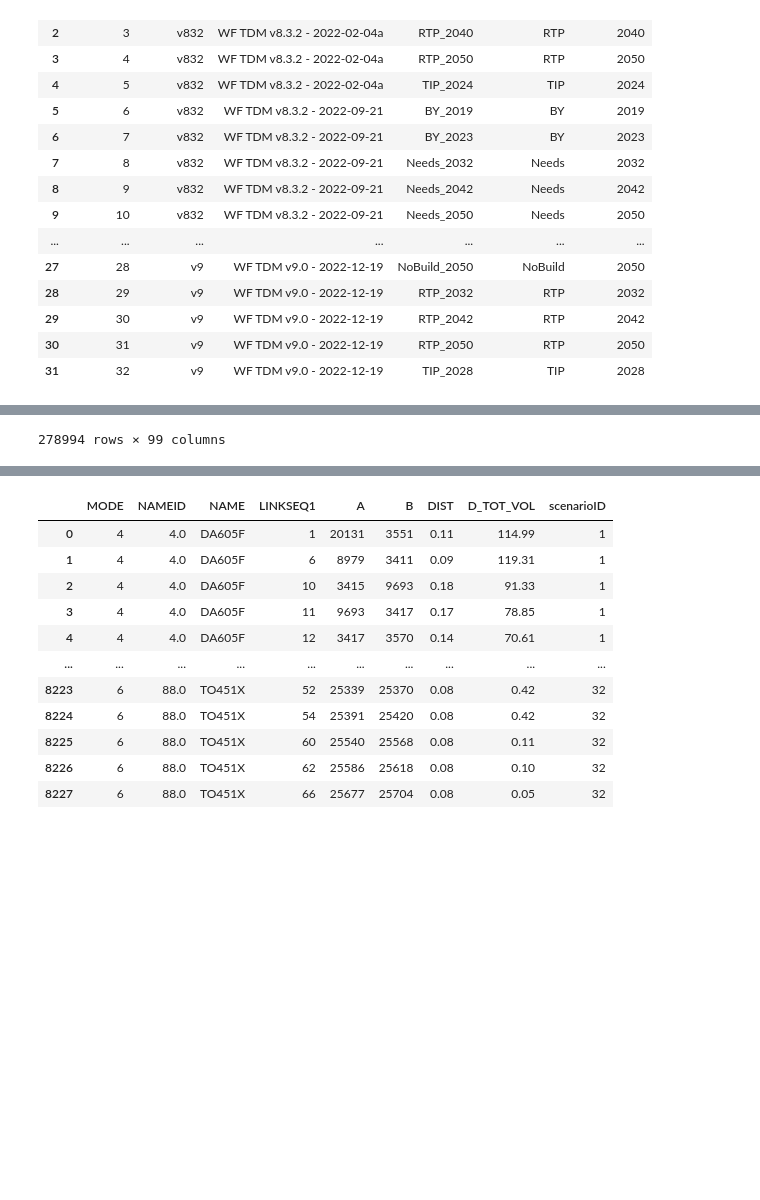
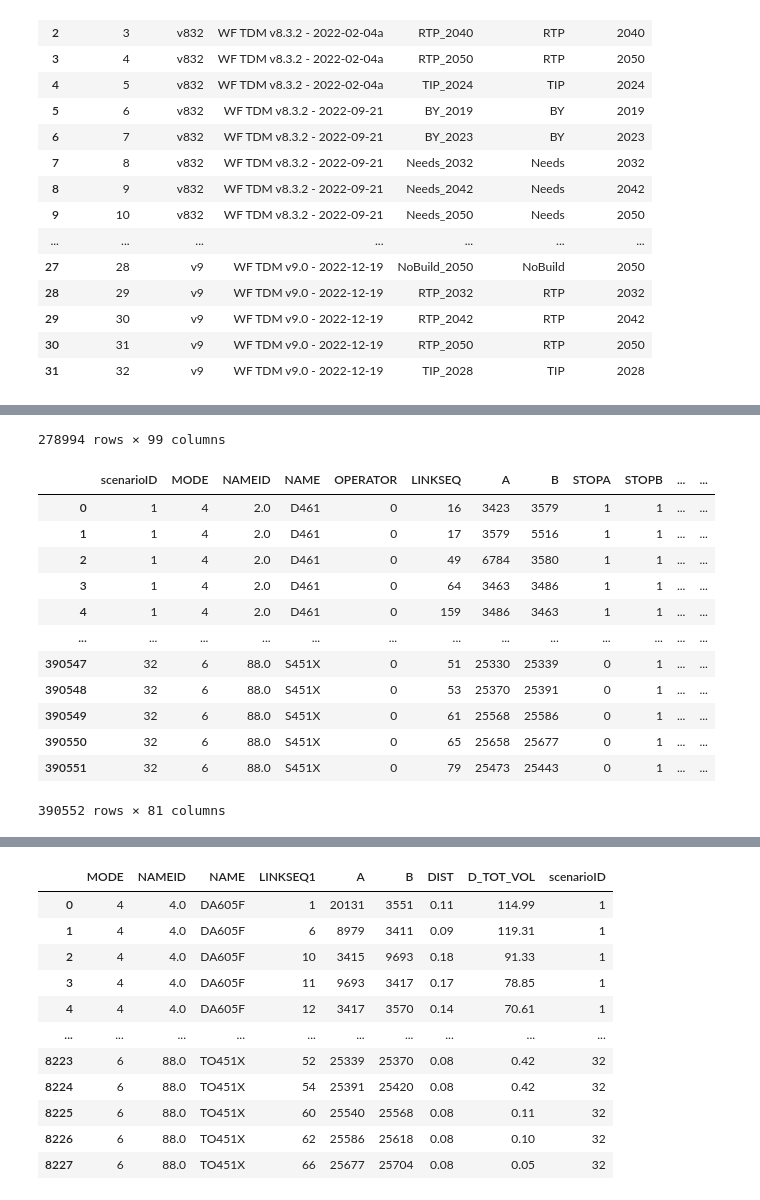
Before and after one commit to WFRCAnalytics/TDM-VAL-Scenario-Comparison-Toolbox, a Jupyter notebook: 2.1-TotalTDMTool/A-OldDataReformatAndPrepForApp.ipynb, the cells around one changed output, grey strips where cells are left out. Drawn from its saved outputs; the diff is of its cells as text; code cells hidden in the pictures; blank space fills up the shorter version.

Commit message:
Add PA detail transit data

```diff
--- a/2.1-TotalTDMTool/A-OldDataReformatAndPrepForApp.ipynb
+++ b/2.1-TotalTDMTool/A-OldDataReformatAndPrepForApp.ipynb
@@ -32,21 +32,36 @@ dfScenarios
 | 31 | 32 | v9 | WF TDM v9.0 - 2022-12-19 | TIP_2028 | TIP | 2028 |
 # %%
 dfODDetail = bqclient.query("SELECT * FROM tdm-scenarios.tdm_scenarios_output.route_od_detail").to_dataframe()
-dfODDetail
+display(dfODDetail)
+dfPADetail = bqclient.query("SELECT * FROM tdm-scenarios.tdm_scenarios_output.route_pa_detail").to_dataframe()
+display(dfPADetail)
 # %% [output]
 |  | scenarioID | MODE | NAMEID | NAME | OPERATOR | ONEWAY | LINKSEQ1 | LINKSEQ2 | A | STOP_NAME | ... |
 | 0 | 1 | 4 | 4.0 | FD605 | 0 | 0 | 1 | 0 | 20131 |  | ... |
 | 1 | 1 | 4 | 4.0 | FD605 | 0 | 0 | 6 | 39 | 8979 |  | ... |
 | 2 | 1 | 4 | 4.0 | FD605 | 0 | 0 | 10 | 35 | 3415 |  | ... |
 | 3 | 1 | 4 | 4.0 | FD605 | 0 | 0 | 11 | 34 | 9693 |  | ... |
 | 4 | 1 | 4 | 4.0 | FD605 | 0 | 0 | 12 | 33 | 3417 |  | ... |
 | ... | ... | ... | ... | ... | ... | ... | ... | ... | ... | ... | ... |
 | 278989 | 32 | 6 | 88.0 | S451X | 0 | 1 | 54 | 27 | 25391 |  | ... |
 | 278990 | 32 | 6 | 88.0 | S451X | 0 | 1 | 60 | 21 | 25540 |  | ... |
 | 278991 | 32 | 6 | 88.0 | S451X | 0 | 1 | 62 | 19 | 25586 |  | ... |
 | 278992 | 32 | 6 | 88.0 | S451X | 0 | 1 | 66 | 15 | 25677 |  | ... |
 | 278993 | 32 | 6 | 88.0 | S451X | 0 | 1 | 0 | 1 | 25443 |  | ... |
 278994 rows × 99 columns
+|  | scenarioID | MODE | NAMEID | NAME | OPERATOR | LINKSEQ | A | B | STOPA | STOPB | ... | ... |
+| 0 | 1 | 4 | 2.0 | D461 | 0 | 16 | 3423 | 3579 | 1 | 1 | ... | ... |
+| 1 | 1 | 4 | 2.0 | D461 | 0 | 17 | 3579 | 5516 | 1 | 1 | ... | ... |
+| 2 | 1 | 4 | 2.0 | D461 | 0 | 49 | 6784 | 3580 | 1 | 1 | ... | ... |
+| 3 | 1 | 4 | 2.0 | D461 | 0 | 64 | 3463 | 3486 | 1 | 1 | ... | ... |
+| 4 | 1 | 4 | 2.0 | D461 | 0 | 159 | 3486 | 3463 | 1 | 1 | ... | ... |
+| ... | ... | ... | ... | ... | ... | ... | ... | ... | ... | ... | ... | ... |
+| 390547 | 32 | 6 | 88.0 | S451X | 0 | 51 | 25330 | 25339 | 0 | 1 | ... | ... |
+| 390548 | 32 | 6 | 88.0 | S451X | 0 | 53 | 25370 | 25391 | 0 | 1 | ... | ... |
+| 390549 | 32 | 6 | 88.0 | S451X | 0 | 61 | 25568 | 25586 | 0 | 1 | ... | ... |
+| 390550 | 32 | 6 | 88.0 | S451X | 0 | 65 | 25658 | 25677 | 0 | 1 | ... | ... |
+| 390551 | 32 | 6 | 88.0 | S451X | 0 | 79 | 25473 | 25443 | 0 | 1 | ... | ... |
+390552 rows × 81 columns
 # %%
 # read in manully created file
 dfRouteSummaryNames_Revised = pd.read_csv(r"E:\GitHub\TDM-Scenario-Comparison-Toolbox\0-ModelModifications\manual\routesummarynames_revised.csv")
```
Also changed, not shown: parts of 2 cells of this notebook, 1 other file.
